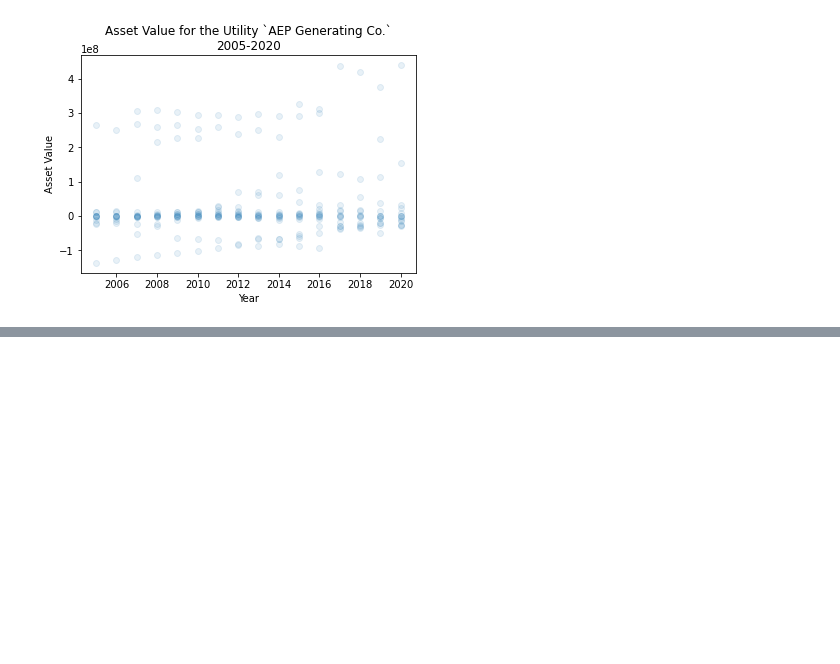
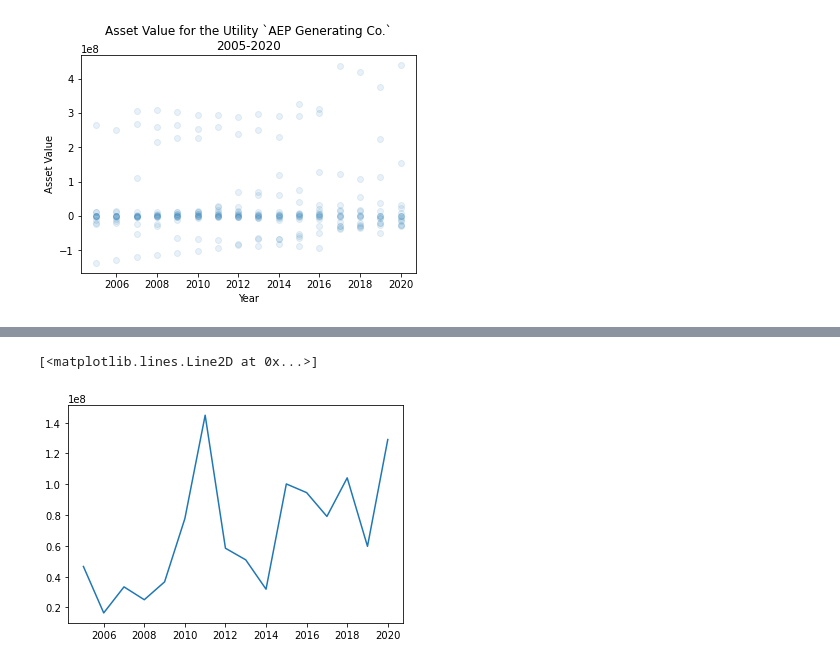
Before and after one commit to 2elle2/rmi-project, a Jupyter notebook: model/01_descriptive_statistics.ipynb, the cells around one changed output, grey strips where cells are left out. Drawn from its saved outputs; the diff is of its cells as text; code cells hidden in the pictures; blank space fills up the shorter version.

```diff
--- a/Jupyter data analysis.ipynb
+++ b/model/01_descriptive_statistics.ipynb
@@ -199,7 +199,7 @@ max     8.597243e+11       0.460636
 #### Exploring the assets_earnings_investments.csv file
 # %%
 # Load the assets_earnings_investments.csv file into a pandas dataframe
-investments_df = pd.read_csv('assets_earnings_investments.csv')
+investments_df = pd.read_csv('../data/original/assets_earnings_investments.csv')
 # %%
 # Print first 5 rows
 print(investments_df.head(5))
@@ -304,0 +293,4 @@ plt.ylabel('Asset Value');
+# %%
+nuclear=investments_df.loc[(investments_df['asset']=='nuclear')]
+nuclear=nuclear.drop(columns=['sub_asset','respondent_id','asset_value', 'earnings_value','parent_name','asset'])
+nuclear
@@ -304,0 +311,8 @@ plt.ylabel('Asset Value');
+# %%
+coal = investments_df.loc[(investments_df['asset']=='steam')]
+coal= coal.drop(columns=['asset','sub_asset','respondent_id','parent_name','asset_value', 'earnings_value'])
+nuclearplot=nuclear.loc[(nuclear['utility_name']=='Alabama Power Co.')]
+plt.plot(nuclearplot['year'], nuclearplot['investment_value'])
+# %% [output]
+[<matplotlib.lines.Line2D at 0x...>]
+[figure, added]
```
Also changed, not shown: parts of 6 cells of this notebook, 8 other files.
